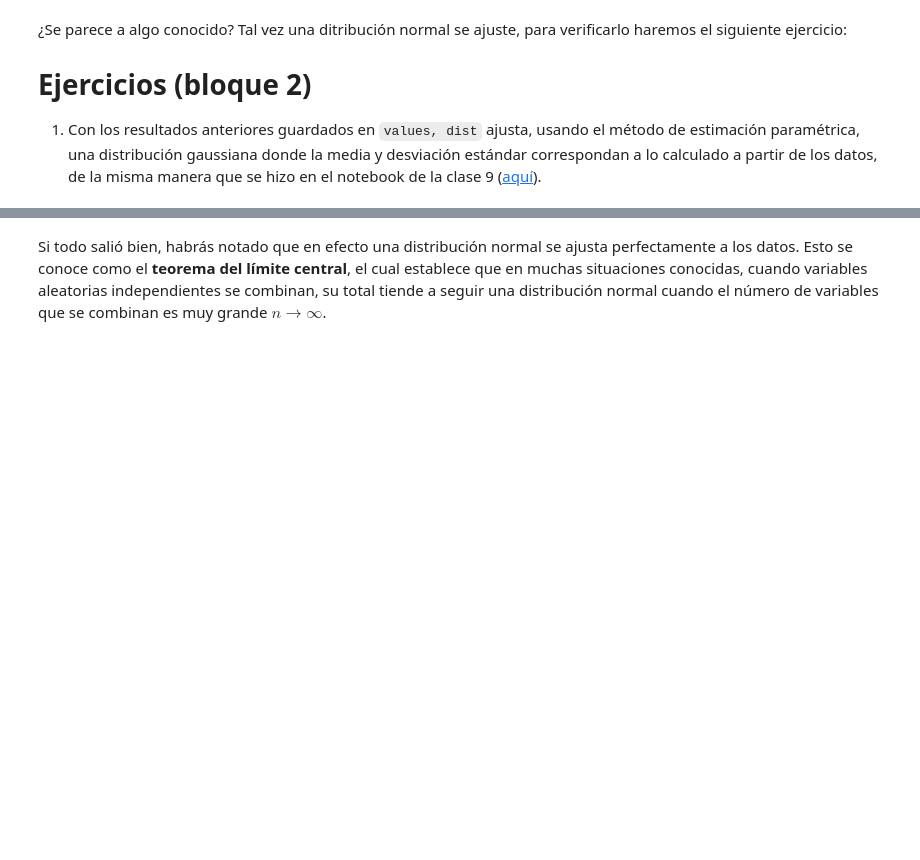
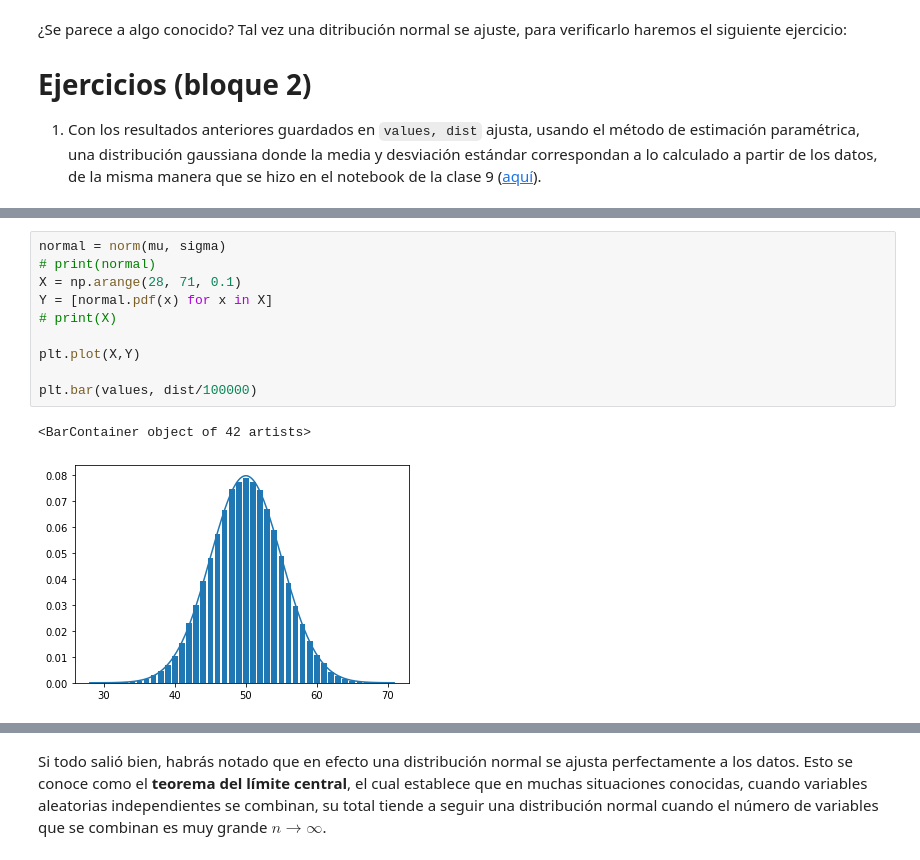
Before and after one commit to LuisReyes98/platzi-curso-matematicas-probabilidad, a Jupyter notebook: retos_finales/[Lecturas_9_10]DistribucionesDeProbabilidadContinuas.ipynb, the cells around one changed output, grey strips where cells are left out. Cells and saved outputs as stored; diff of their text form; blank space fills up the shorter version.

```diff
--- a/retos_finales/[Lecturas_9_10]DistribucionesDeProbabilidadContinuas.ipynb
+++ b/retos_finales/[Lecturas_9_10]DistribucionesDeProbabilidadContinuas.ipynb
@@ -98,0 +194,13 @@ plt.bar(values, dist)
+# %%
+normal = norm(mu, sigma)
+# print(normal)
+X = np.arange(28, 71, 0.1)
+Y = [normal.pdf(x) for x in X]
+# print(X)
+
+plt.plot(X,Y)
+
+plt.bar(values, dist/100000)
+# %% [output]
+<BarContainer object of 42 artists>
+[figure, added]
```
Also changed, not shown: parts of 21 cells of this notebook, 1 other file.
